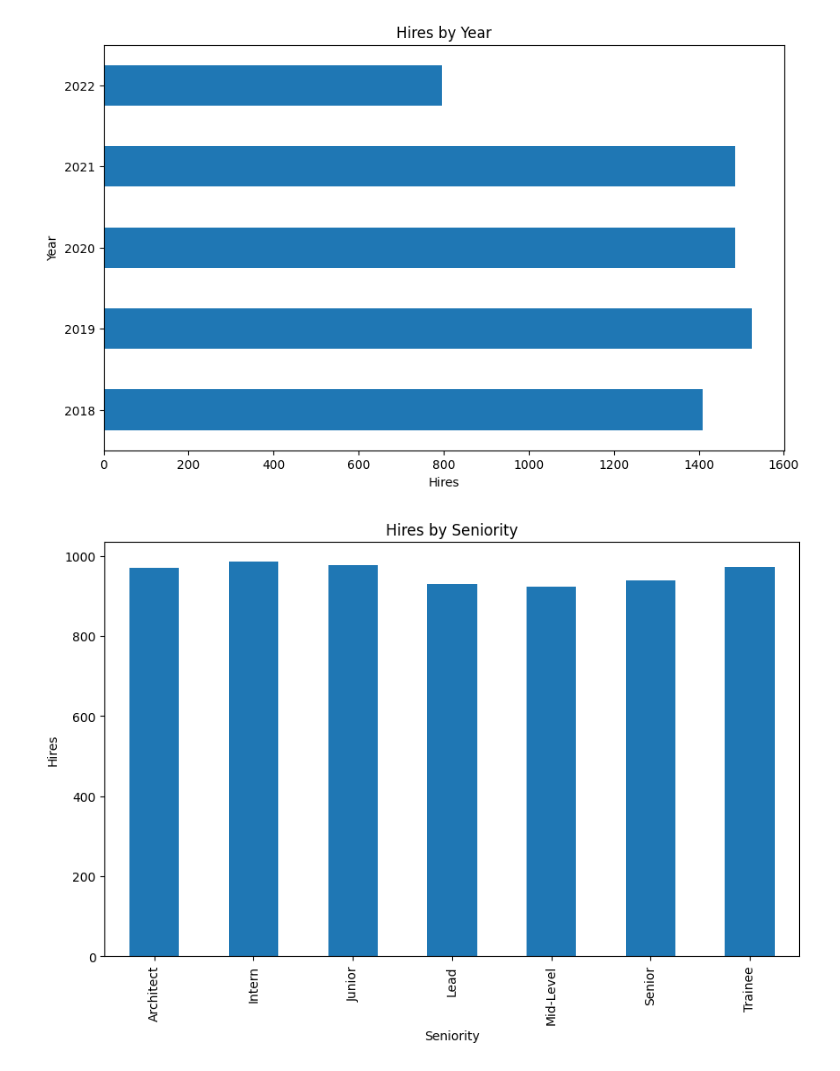
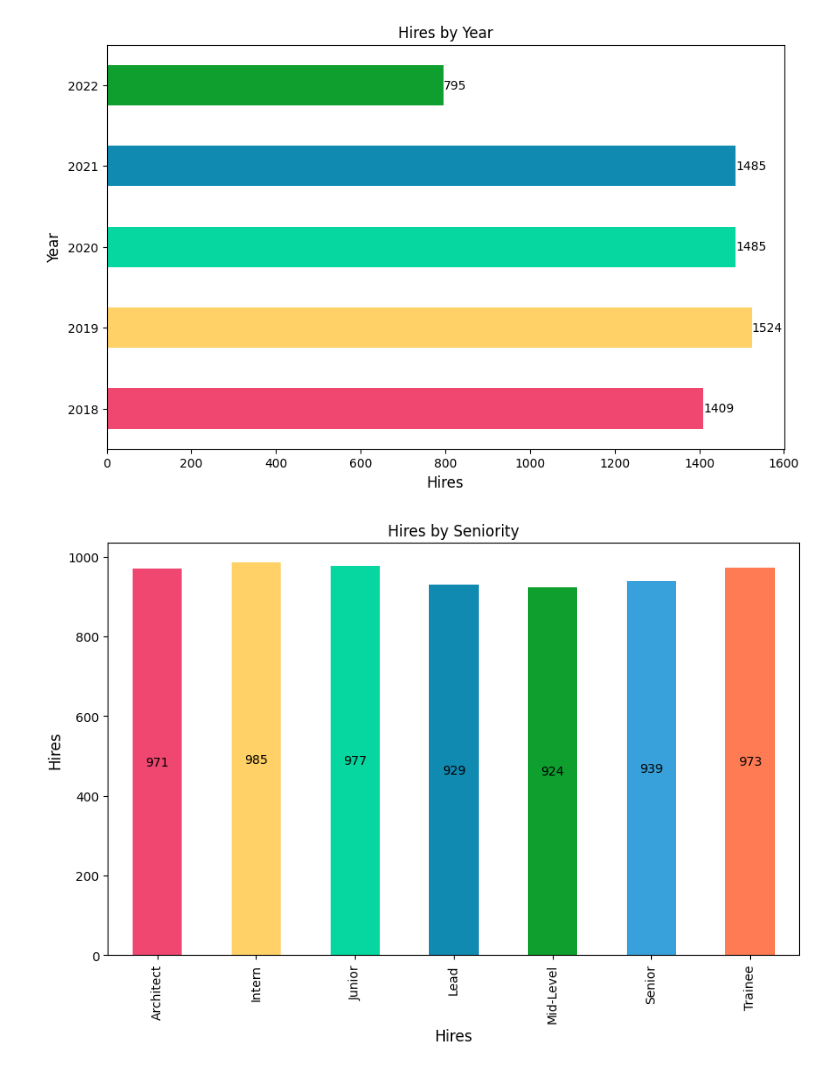
Before and after one commit to henriquemeca/candidates-etl-and-dataviz-challenge, a Jupyter notebook: candidates_visualizations.ipynb, the cells around one changed output. Saved outputs shown, nothing was run; the diff lists cells and outputs as text; code cells hidden in the pictures.

```diff
--- a/candidates_visualizations.ipynb
+++ b/candidates_visualizations.ipynb
@@ -39,6 +6,9 @@ memory usage: 3.8+ MB
 # %%
+# Get candidates data from postgres database
+candidates_df = PostgresConnector().query_data("SELECT * FROM candidates")
+
+# Clean candidates_df to filter only hires
 hired_df = candidates_df[(candidates_df["Code Challenge Score"]>=7)&(candidates_df["Technical Interview Score"]>=7)]
 hired_df["Application Date"] = pd.to_datetime(hired_df["Application Date"])
 hired_df["Year"]= hired_df["Application Date"].dt.year
-hired_df.info()
 # %% [output]
@@ -82,21 +32,15 @@ plt.show()
 # %%
 #Hires by year (horizontal bar chart)
 summary = hired_df.groupby("Year")["Email"].count()
-plt.figure(figsize=(10,6))
-summary.plot(kind="barh")
-plt.title("Hires by Year")
-plt.xlabel("Hires")
-plt.show()
+fig = Basecharts.bar(title="Hires by Year", summary=summary,x_label="Hires", y_label="Year", horizontal=True)
+fig.show()
 # %% [output]
-[figure, old version]
+[figure, new version]
 # %%
 #Hires by seniority (bar chart)
 summary = hired_df.groupby("Seniority")["Email"].count()
-plt.figure(figsize=(10,6))
-summary.plot(kind="bar")
-plt.title("Hires by Seniority")
-plt.ylabel("Hires")
+fig = Basecharts.bar(title="Hires by Seniority", summary=summary,x_label="Hires", y_label="Hires", figsize=(10,6))
 plt.show()
 # %% [output]
-[figure, old version]
+[figure, new version]
 # %%
```
Also changed, not shown: parts of 5 cells of this notebook, 8 other files.
